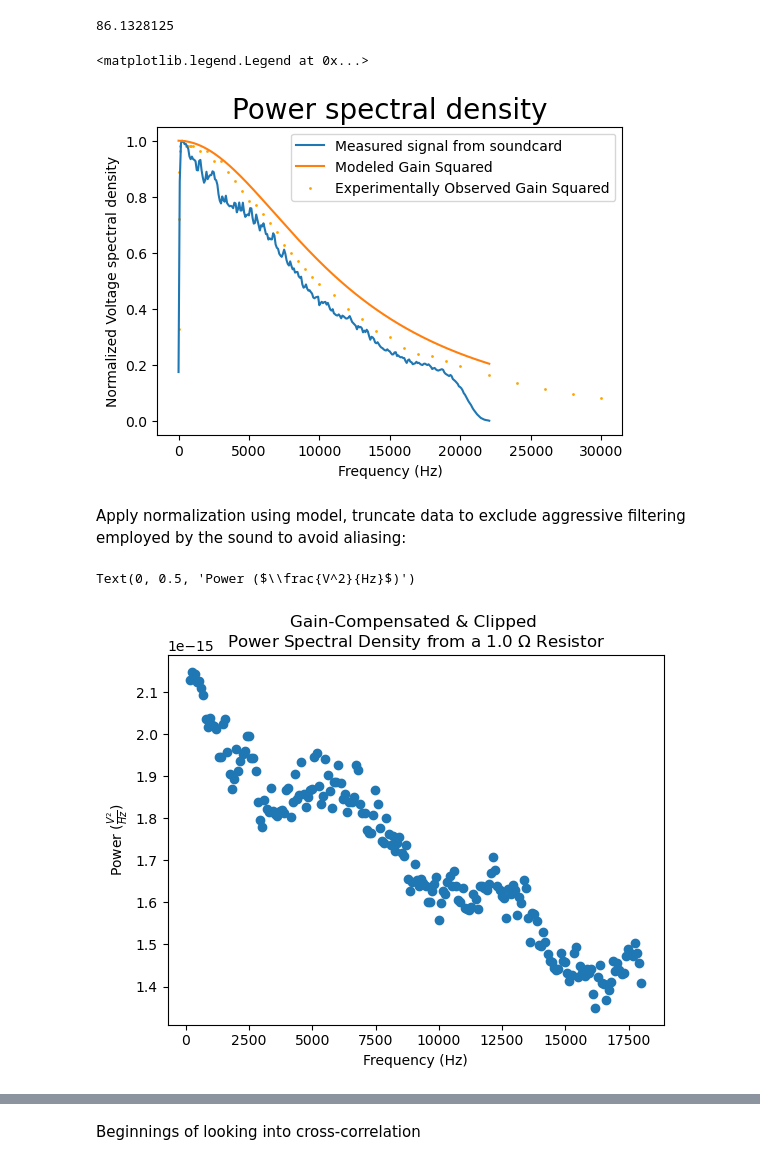
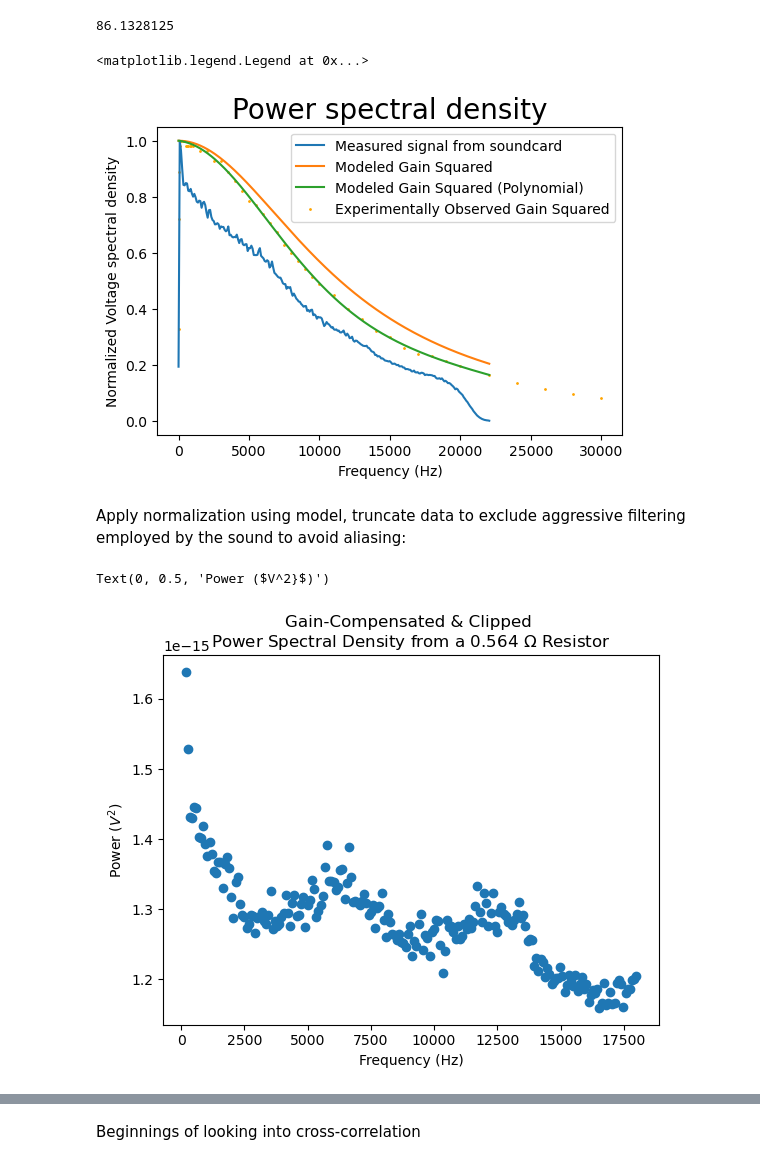
Before and after one commit to Atzphere/309-Pool, a Jupyter notebook: notebooks/johnson_analyzer.ipynb, the cells around one changed output, grey strips where cells are left out. Drawn from its saved outputs; the diff is of its cells as text; code cells hidden in the pictures.

```diff
--- a/notebooks/johnson_analyzer.ipynb
+++ b/notebooks/johnson_analyzer.ipynb
@@ -74,7 +79,7 @@ import amplifier_model as am
 
 fs = 44100
 
-fname = "1Kohm.wav"
+fname = "0.564Kohm.wav"
 t, d = wh.importWAV("../data_soundcard/johnson_noise/" + fname)
 
 v = cross_correlate(d["left"], d["right"])
@@ -84,8 +89,8 @@ v = cross_correlate(d["left"], d["right"])
 
 f, Pxx_den = signal.welch(v, fs, nperseg=512)
 print(scipy.stats.mode(np.diff(f)).mode)
-
 gain_model_squared = am.gain50(f, *am.measured_params)**2
+poly_gain_squared = am.polymod(f)**2
 # %% [output]
 86.1328125
 # %%
@@ -104,6 +109,7 @@ ax.set_xlabel('Frequency (Hz)')
 ax.set_ylabel('Normalized Voltage spectral density')
 data = np.loadtxt("../data_manual/freq_char-amp50.csv", delimiter=",", skiprows=1)
 ax.plot(f, (gain_model_squared / np.max(gain_model_squared)), label="Modeled Gain Squared")
+ax.plot(f, (poly_gain_squared / np.max(poly_gain_squared)), label="Modeled Gain Squared (Polynomial)")
 ax.scatter(data[:,0], (data[:,4] / np.max(data[:,4]))**2,
            label="Experimentally Observed Gain Squared", c="orange",
           s=1)
@@ -111,25 +117,25 @@ ax.scatter(data[:,0], (data[:,4] / np.max(data[:,4]))**2,
 ax.legend()
 # %% [output]
 <matplotlib.legend.Legend at 0x...>
-[figure, old version]
+[figure, new version]
 # %% [markdown]
 Apply normalization using model, truncate data to exclude aggressive filtering employed by the sound to avoid aliasing:
 # %%
-normalized = Pxx_den / gain_model_squared
+normalized = Pxx_den / poly_gain_squared
 # truncation
 start = 2
 end = 210
 f_clipped = f[start:210]
 normalized_clipped = normalized[start:210]
 
 
 fig, ax = plt.subplots()
 ax.scatter(f_clipped, normalized_clipped)
 ax.set_title("Gain-Compensated & Clipped \nPower Spectral Density from a {} $\\Omega$ Resistor".format(get_resistance(fname)))
 ax.set_xlabel("Frequency (Hz)")
-ax.set_ylabel("Power ($\\frac{V^2}{Hz}$)")
+ax.set_ylabel("Power ($V^2}$)")
 # ax.vlines(f_clipped[210], 0, np.max(normalized_clipped))
 # %% [output]
-Text(0, 0.5, 'Power ($\\frac{V^2}{Hz}$)')
+Text(0, 0.5, 'Power ($V^2}$)')
-[figure, old version]
+[figure, new version]
 # %%
```
Also changed, not shown: parts of 4 cells of this notebook, 10 other files.
